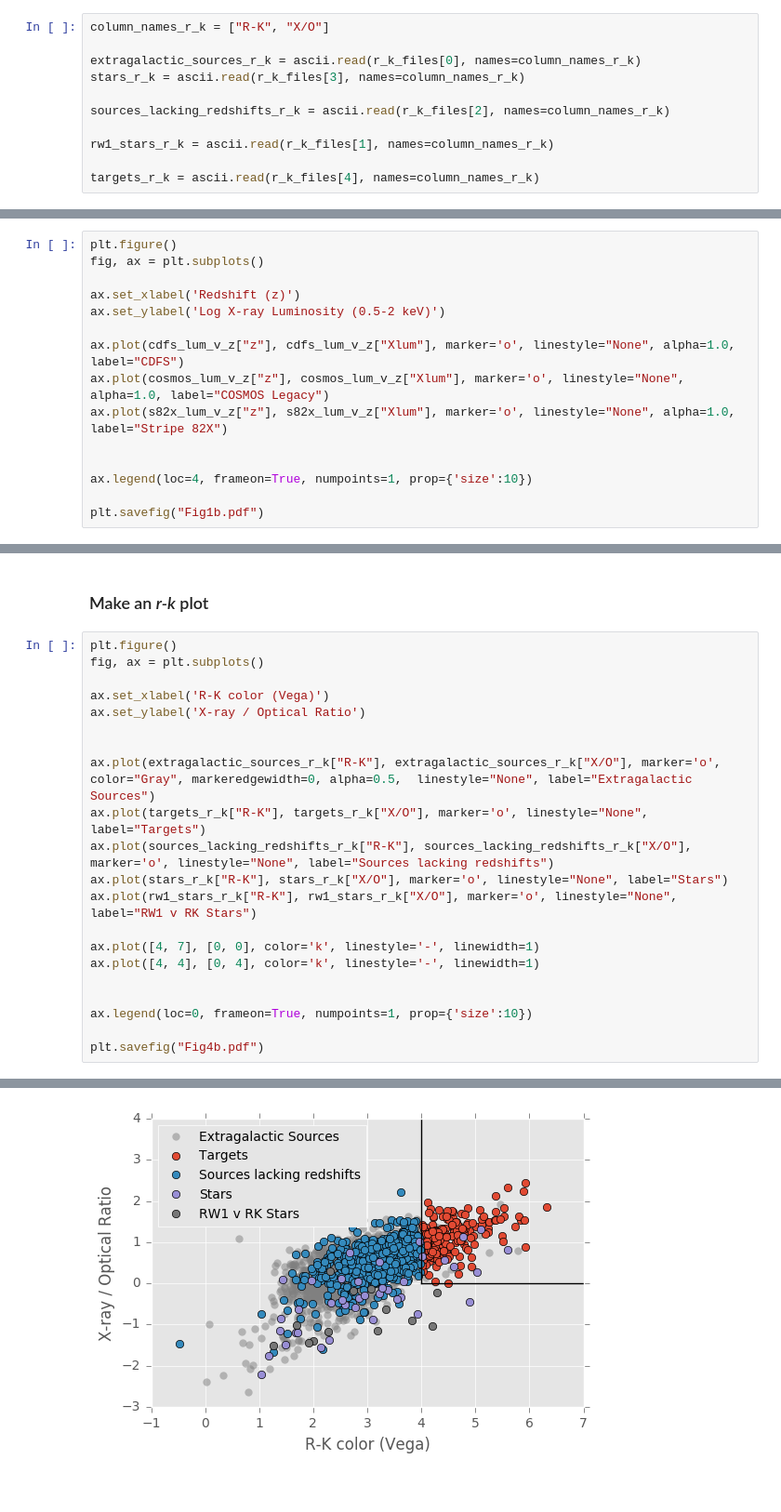
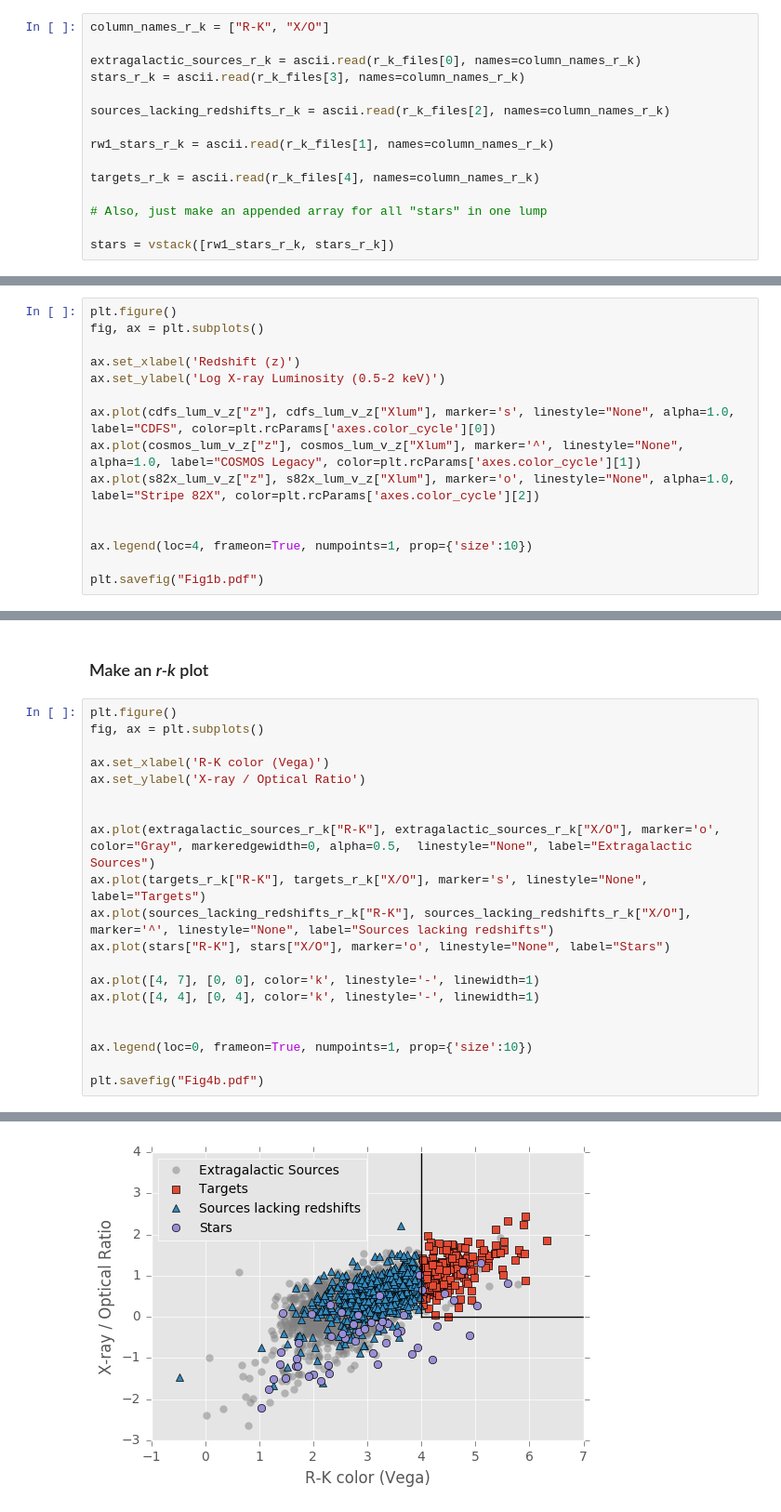
Before and after one commit to granttremblay/Meg_Urry_NSFprop, a Jupyter notebook: meg_plots.ipynb, the cells around one changed output, grey strips where cells are left out. Shown: that part at 93% size. Saved outputs shown, nothing was run; the diff lists cells and outputs as text.

````diff
--- a/meg_plots.ipynb
+++ b/meg_plots.ipynb
@@ -65,6 +66,10 @@ sources_lacking_redshifts_r_k = ascii.read(r_k_files[2], names=column_names_r_k)
 rw1_stars_r_k = ascii.read(r_k_files[1], names=column_names_r_k)
 
 targets_r_k = ascii.read(r_k_files[4], names=column_names_r_k)
+
+# Also, just make an appended array for all "stars" in one lump
+
+stars = vstack([rw1_stars_r_k, stars_r_k])
 # %% [markdown]
 These are now ```Astropy``` table objects.
 # %% [markdown]
@@ -76,9 +81,9 @@ fig, ax = plt.subplots()
 ax.set_xlabel('Redshift (z)')
 ax.set_ylabel('Log X-ray Luminosity (0.5-2 keV)')
 
-ax.plot(cdfs_lum_v_z["z"], cdfs_lum_v_z["Xlum"], marker='o', linestyle="None", alpha=1.0, label="CDFS")
-ax.plot(cosmos_lum_v_z["z"], cosmos_lum_v_z["Xlum"], marker='o', linestyle="None", alpha=1.0, label="COSMOS Legacy")
-ax.plot(s82x_lum_v_z["z"], s82x_lum_v_z["Xlum"], marker='o', linestyle="None", alpha=1.0, label="Stripe 82X")
+ax.plot(cdfs_lum_v_z["z"], cdfs_lum_v_z["Xlum"], marker='s', linestyle="None", alpha=1.0, label="CDFS", color=plt.rcParams['axes.color_cycle'][0])
+ax.plot(cosmos_lum_v_z["z"], cosmos_lum_v_z["Xlum"], marker='^', linestyle="None", alpha=1.0, label="COSMOS Legacy", color=plt.rcParams['axes.color_cycle'][1])
+ax.plot(s82x_lum_v_z["z"], s82x_lum_v_z["Xlum"], marker='o', linestyle="None", alpha=1.0, label="Stripe 82X", color=plt.rcParams['axes.color_cycle'][2])
 
 
 ax.legend(loc=4, frameon=True, numpoints=1, prop={'size':10})
@@ -92,24 +97,23 @@ plt.savefig("Fig1b.pdf")
 # %%
 plt.figure()
 fig, ax = plt.subplots()
 
 ax.set_xlabel('R-K color (Vega)')
 ax.set_ylabel('X-ray / Optical Ratio')
 
 
 ax.plot(extragalactic_sources_r_k["R-K"], extragalactic_sources_r_k["X/O"], marker='o', color="Gray", markeredgewidth=0, alpha=0.5,  linestyle="None", label="Extragalactic Sources")
-ax.plot(targets_r_k["R-K"], targets_r_k["X/O"], marker='o', linestyle="None", label="Targets")
-ax.plot(sources_lacking_redshifts_r_k["R-K"], sources_lacking_redshifts_r_k["X/O"], marker='o', linestyle="None", label="Sources lacking redshifts")
-ax.plot(stars_r_k["R-K"], stars_r_k["X/O"], marker='o', linestyle="None", label="Stars")
-ax.plot(rw1_stars_r_k["R-K"], rw1_stars_r_k["X/O"], marker='o', linestyle="None", label="RW1 v RK Stars")
+ax.plot(targets_r_k["R-K"], targets_r_k["X/O"], marker='s', linestyle="None", label="Targets")
+ax.plot(sources_lacking_redshifts_r_k["R-K"], sources_lacking_redshifts_r_k["X/O"], marker='^', linestyle="None", label="Sources lacking redshifts")
+ax.plot(stars["R-K"], stars["X/O"], marker='o', linestyle="None", label="Stars")
 
 ax.plot([4, 7], [0, 0], color='k', linestyle='-', linewidth=1)
 ax.plot([4, 4], [0, 4], color='k', linestyle='-', linewidth=1)
 
 
 ax.legend(loc=0, frameon=True, numpoints=1, prop={'size':10})
 
 plt.savefig("Fig4b.pdf")
 # %% [output]
 <matplotlib.figure.Figure at 0x...>
-[figure, old version]
+[figure, new version]
````
Also changed, not shown: parts of 2 cells of this notebook.
